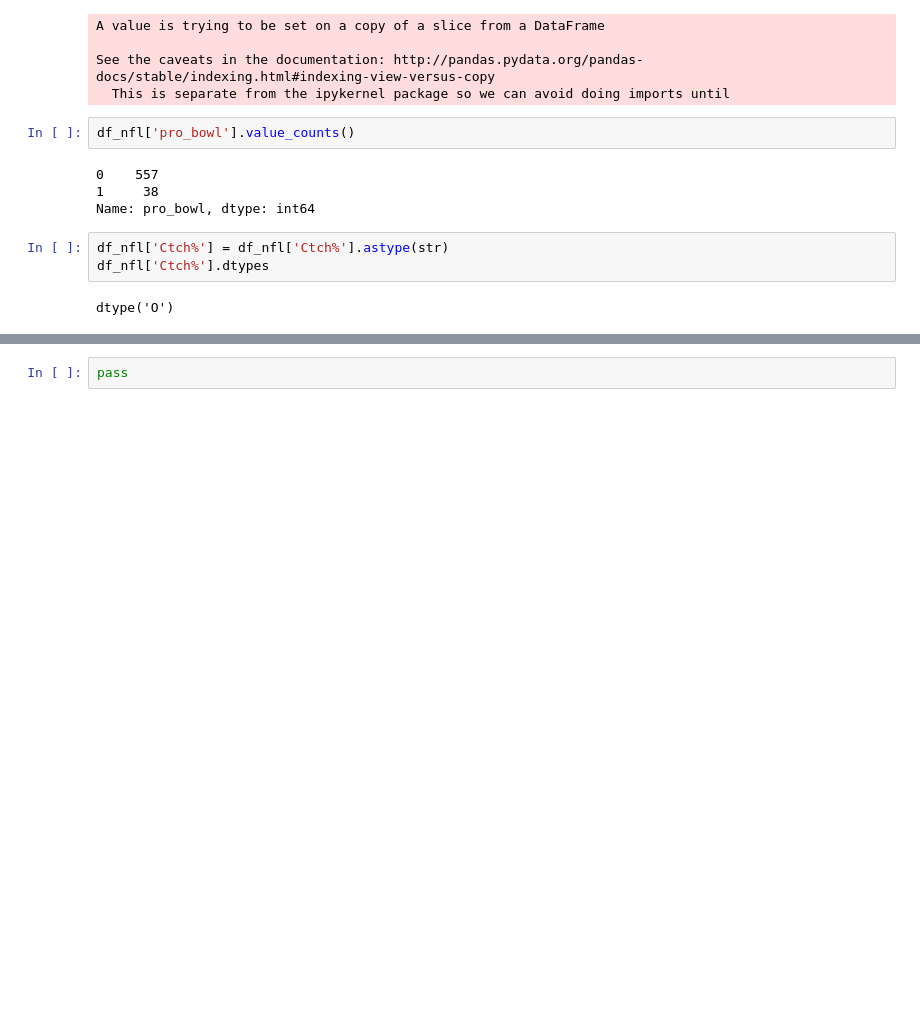
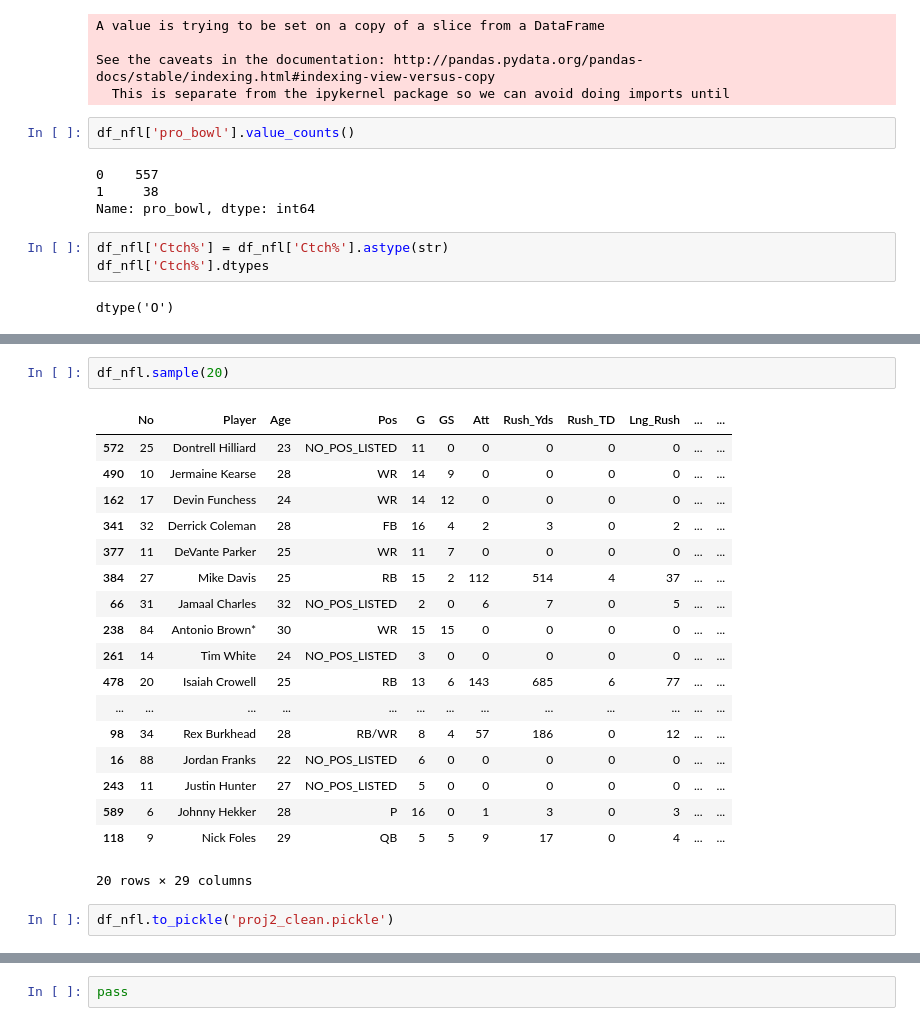
Before and after one commit to alou127/ds_projects, a Jupyter notebook: lou_nfl_project2.ipynb, the cells around one changed output, grey strips where cells are left out. Cells and saved outputs as stored; diff of their text form; blank space fills up the shorter version.

```diff
--- a/lou_nfl_project2.ipynb
+++ b/lou_nfl_project2.ipynb
@@ -515,0 +526,23 @@ array(['RB', 'NO_POS_LISTED', 'QB', 'WR', 'TE', 'CB', 'FS/SS', 'FB/RB/WR',
+# %%
+df_nfl.sample(20)
+# %% [output]
+|  | No | Player | Age | Pos | G | GS | Att | Rush_Yds | Rush_TD | Lng_Rush | ... | ... |
+| 572 | 25 | Dontrell Hilliard | 23 | NO_POS_LISTED | 11 | 0 | 0 | 0 | 0 | 0 | ... | ... |
+| 490 | 10 | Jermaine Kearse | 28 | WR | 14 | 9 | 0 | 0 | 0 | 0 | ... | ... |
+| 162 | 17 | Devin Funchess | 24 | WR | 14 | 12 | 0 | 0 | 0 | 0 | ... | ... |
+| 341 | 32 | Derrick Coleman | 28 | FB | 16 | 4 | 2 | 3 | 0 | 2 | ... | ... |
+| 377 | 11 | DeVante Parker | 25 | WR | 11 | 7 | 0 | 0 | 0 | 0 | ... | ... |
+| 384 | 27 | Mike Davis | 25 | RB | 15 | 2 | 112 | 514 | 4 | 37 | ... | ... |
+| 66 | 31 | Jamaal Charles | 32 | NO_POS_LISTED | 2 | 0 | 6 | 7 | 0 | 5 | ... | ... |
+| 238 | 84 | Antonio Brown* | 30 | WR | 15 | 15 | 0 | 0 | 0 | 0 | ... | ... |
+| 261 | 14 | Tim White | 24 | NO_POS_LISTED | 3 | 0 | 0 | 0 | 0 | 0 | ... | ... |
+| 478 | 20 | Isaiah Crowell | 25 | RB | 13 | 6 | 143 | 685 | 6 | 77 | ... | ... |
+| ... | ... | ... | ... | ... | ... | ... | ... | ... | ... | ... | ... | ... |
+| 98 | 34 | Rex Burkhead | 28 | RB/WR | 8 | 4 | 57 | 186 | 0 | 12 | ... | ... |
+| 16 | 88 | Jordan Franks | 22 | NO_POS_LISTED | 6 | 0 | 0 | 0 | 0 | 0 | ... | ... |
+| 243 | 11 | Justin Hunter | 27 | NO_POS_LISTED | 5 | 0 | 0 | 0 | 0 | 0 | ... | ... |
+| 589 | 6 | Johnny Hekker | 28 | P | 16 | 0 | 1 | 3 | 0 | 3 | ... | ... |
+| 118 | 9 | Nick Foles | 29 | QB | 5 | 5 | 9 | 17 | 0 | 4 | ... | ... |
+20 rows × 29 columns
+# %%
+df_nfl.to_pickle('proj2_clean.pickle')
```
Also changed, not shown: parts of 62 cells of this notebook.
